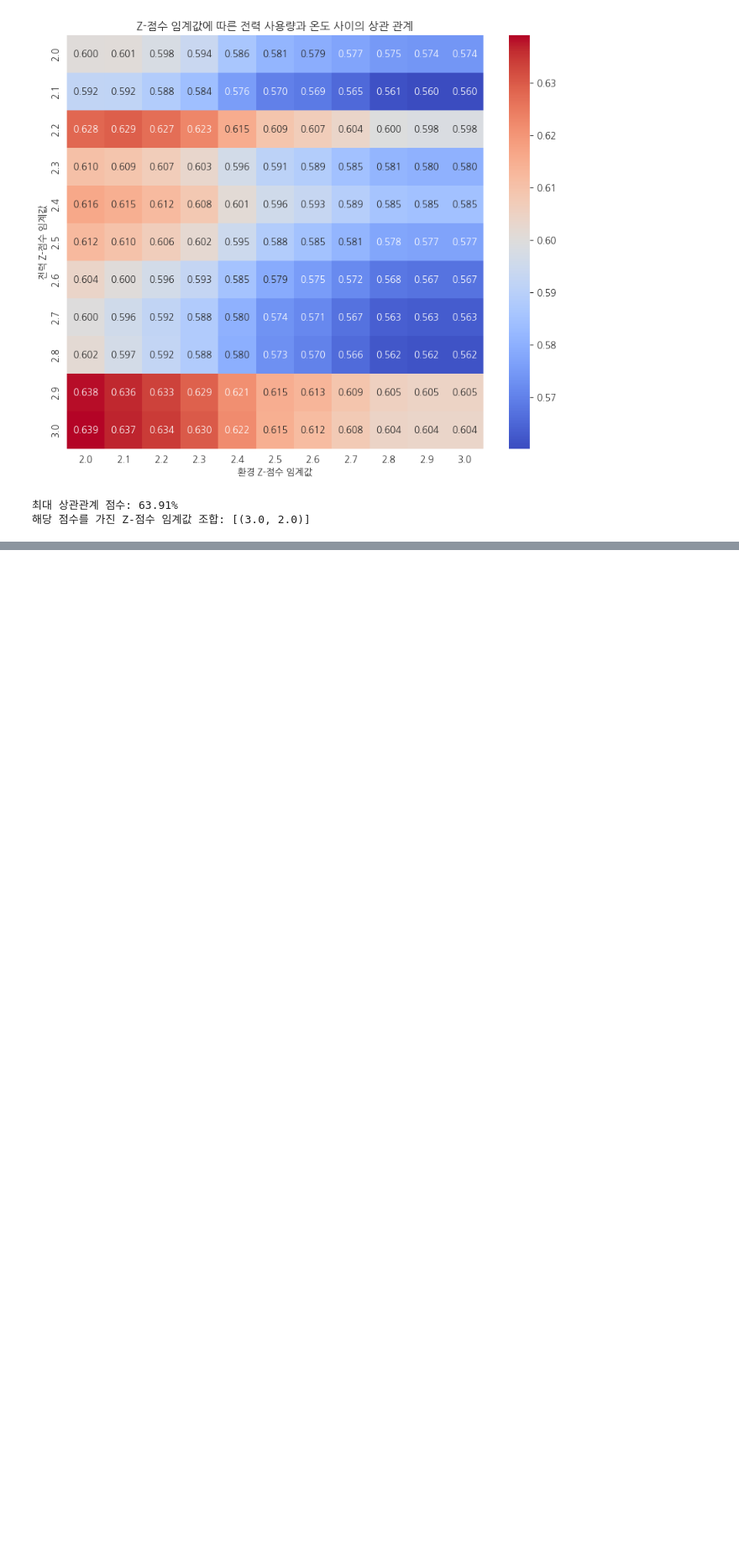
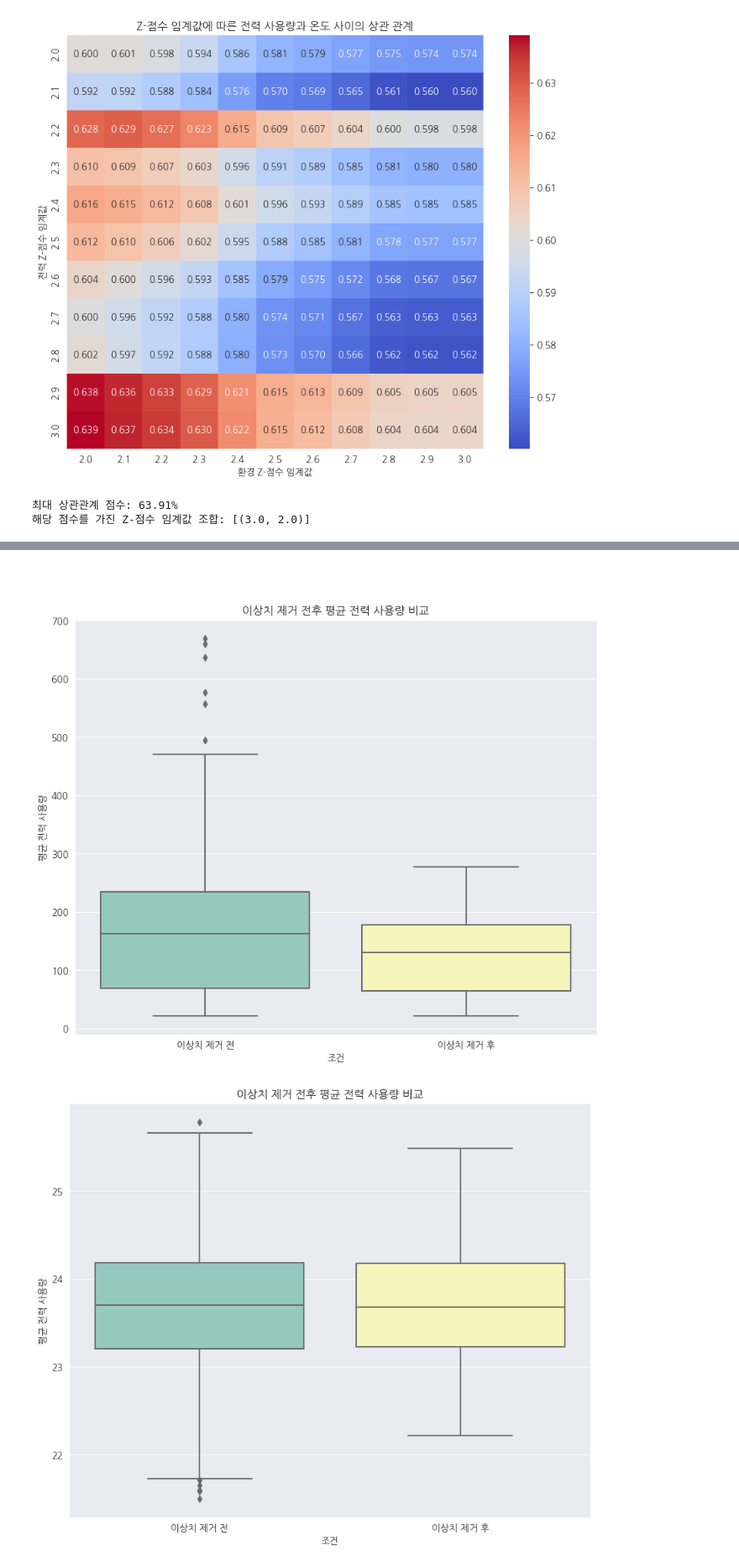
Before and after one commit to Maru375/smoothing_ml, a Jupyter notebook: 데이터 처리 및 CSV변환.ipynb, the cells around one changed output, grey strips where cells are left out. Shown: that part at 84% size. Cells and saved outputs as stored; diff of their text form; code cells hidden in the pictures; blank space fills up the shorter version.

```diff
--- a/데이터 처리 및 CSV변환.ipynb
+++ b/데이터 처리 및 CSV변환.ipynb
@@ -369,18 +399,7 @@ avg_temperature         0.601238         1.000000
 # %%
-import pandas as pd
-import numpy as np
-from scipy.stats import zscore
-import seaborn as sns
-import matplotlib.pyplot as plt
-
 # 데이터 로드
 temperature_df = pd.read_csv('cleaned_data/temperature/temperature_stats_cleaned.csv')
 power_df = pd.read_csv('cleaned_data/power/power_stats_cleaned.csv')
-
-# 이상치 제거 함수 (z-점수 사용)
-def remove_outliers_by_zscore(df, column_name, z_thresh):
-    df['z_score'] = zscore(df[column_name])
-    return df[np.abs(df['z_score']) <= z_thresh].drop(columns=['z_score'])
 
 # 각 데이터 세트에 대한 Z-점수 임계값 범위 지정
 z_thresh_range_power = np.linspace(2.0, 3.0, 11)
@@ -436,0 +458,51 @@ print(f"해당 점수를 가진 Z-점수 임계값 조합: {max_correlation_thre
+# %% [markdown]
+##
+# %%
+power_original = power_df.groupby('time').value.mean().reset_index(name='avg_power_usage')
+temperature_original = temperature_df.groupby('time').value.mean().reset_index(name='avg_temperature')
+
+temp_filtered_df = remove_outliers_by_zscore(temperature_df, 'value', 2.0)
+power_filtered_df = remove_outliers_by_zscore(power_df, 'value', 3.0)
+
+temp_avg = temp_filtered_df.groupby('time').value.mean().reset_index(name='avg_temperature')
+power_avg = power_filtered_df.groupby('time').value.mean().reset_index(name='avg_power_usage')
+# %%
+# 데이터에 'Condition' 레이블 추가하기
+power_original['Condition'] = '이상치 제거 전'
+power_avg['Condition'] = '이상치 제거 후'
+
+# 두 데이터프레임을 하나로 합치기
+combined_data = pd.concat([power_original, power_avg])
+
+# 박스 플롯 생성
+plt.figure(figsize=(10, 8))  # 그래프 크기 설정
+sns.boxplot(data=combined_data, y='avg_power_usage', x='Condition', palette="Set3")
+
+# 그래프 제목 및 레이블 설정
+plt.title('이상치 제거 전후 평균 전력 사용량 비교')
+plt.xlabel('조건')
+plt.ylabel('평균 전력 사용량')
+
+# 그래프 표시
+plt.show()
+
+temperature_original['Condition'] = '이상치 제거 전'
+temp_avg['Condition'] = '이상치 제거 후'
+
+# 두 데이터프레임을 하나로 합치기
+combined_data = pd.concat([temperature_original, temp_avg])
+
+# 박스 플롯 생성
+plt.figure(figsize=(10, 8))  # 그래프 크기 설정
+sns.boxplot(data=combined_data, y='avg_temperature', x='Condition', palette="Set3")
+
+# 그래프 제목 및 레이블 설정
+plt.title('이상치 제거 전후 평균 전력 사용량 비교')
+plt.xlabel('조건')
+plt.ylabel('평균 전력 사용량')
+
+# 그래프 표시
+plt.show()
+# %% [output]
+[figure, added]
+[figure, added]
```
Also changed, not shown: parts of 21 cells of this notebook.
